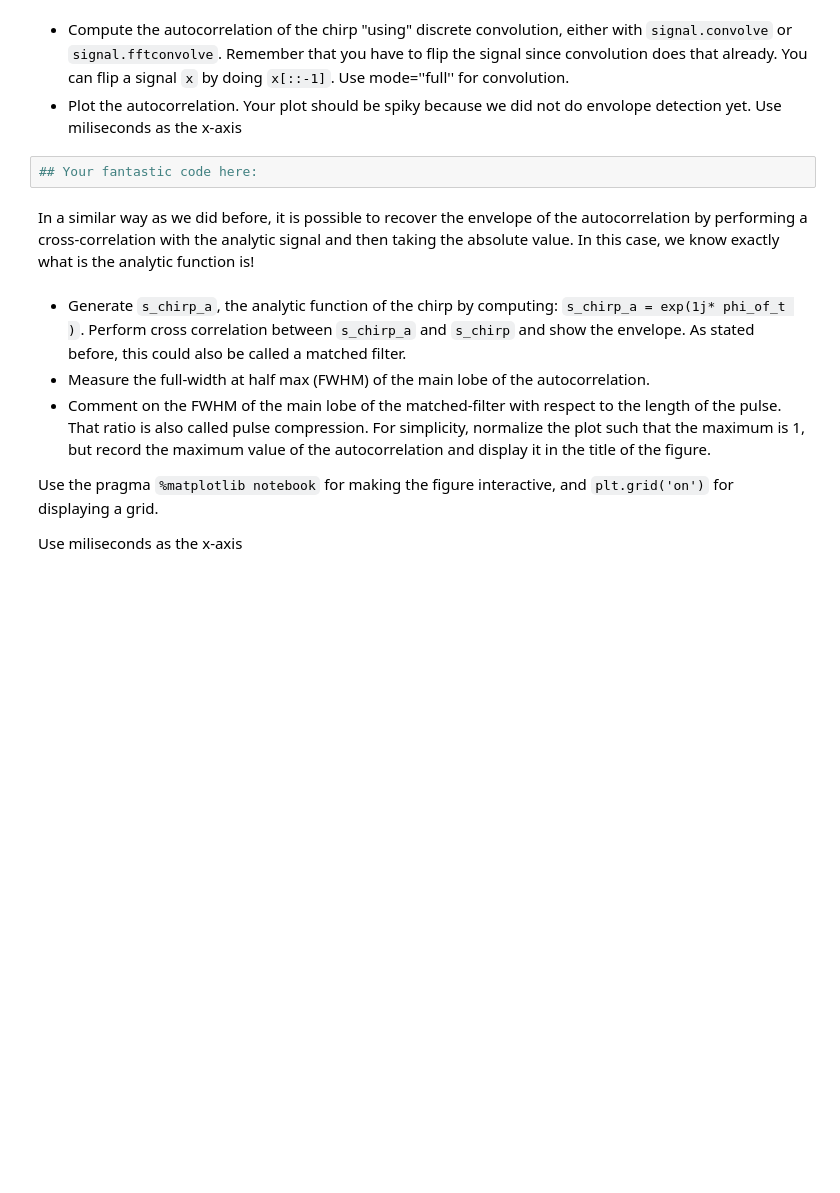
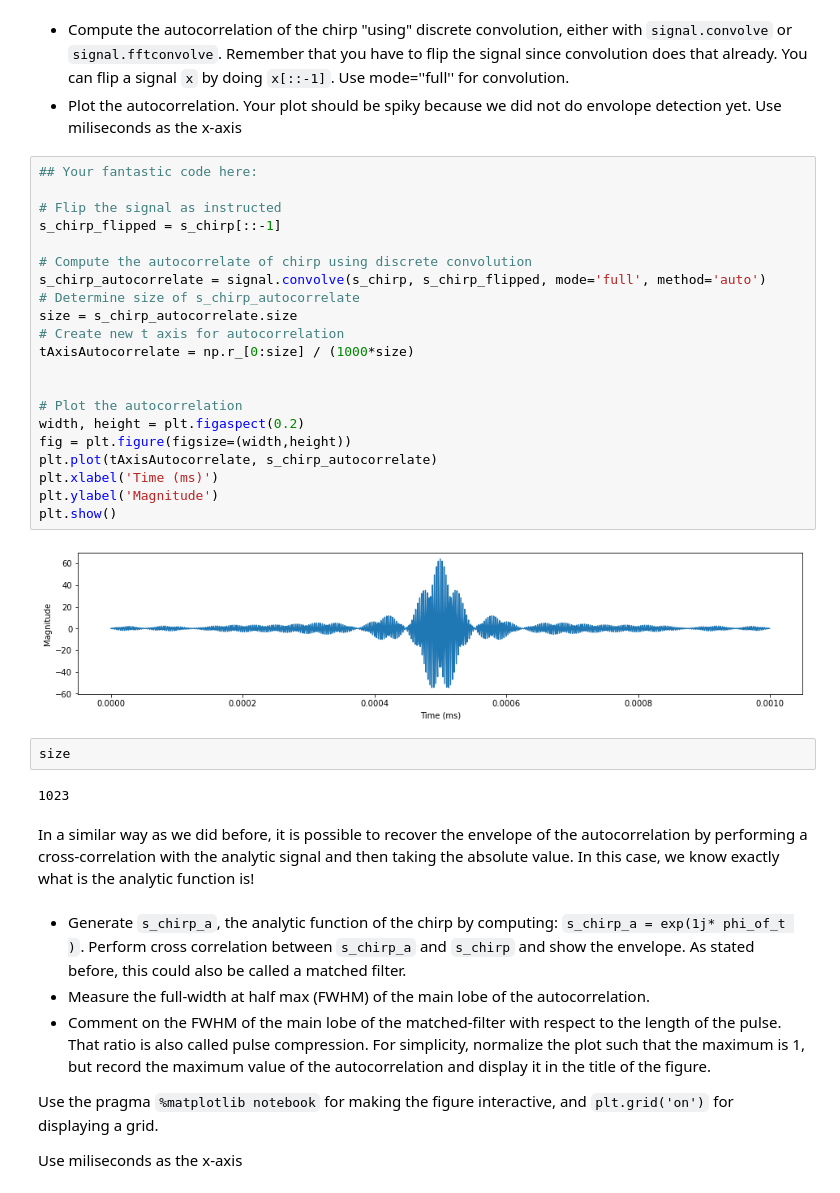
Before and after one commit to EricNRodriguez/ELEC3305_sonar, a Jupyter notebook: sonarpackage/TimeDomain-Sonar.ipynb, the cells around one changed output. Saved outputs shown, nothing was run; the diff lists cells and outputs as text; blank space fills up the shorter version.

```diff
--- a/sonarpackage/TimeDomain-Sonar.ipynb
+++ b/sonarpackage/TimeDomain-Sonar.ipynb
@@ -354,8 +396,33 @@ The chirp has a very nice property that its auto-correlation is very narrow. Sin
 
 * Compute the autocorrelation of the chirp "using" discrete convolution, either with `signal.convolve` or `signal.fftconvolve`. Remember that you have to flip the signal since convolution does that already. You can flip a signal `x` by doing `x[::-1]`. Use mode=''full'' for convolution.
 * Plot the autocorrelation. Your plot should be spiky because we did not do envolope detection yet. Use miliseconds as the x-axis
-# %%
-## Your fantastic code here:
+# %%
+## Your fantastic code here:
+
+# Flip the signal as instructed
+s_chirp_flipped = s_chirp[::-1]
+
+# Compute the autocorrelate of chirp using discrete convolution
+s_chirp_autocorrelate = signal.convolve(s_chirp, s_chirp_flipped, mode='full', method='auto')
+# Determine size of s_chirp_autocorrelate
+size = s_chirp_autocorrelate.size
+# Create new t axis for autocorrelation
+tAxisAutocorrelate = np.r_[0:size] / (1000*size)
+
+
+# Plot the autocorrelation
+width, height = plt.figaspect(0.2)
+fig = plt.figure(figsize=(width,height))
+plt.plot(tAxisAutocorrelate, s_chirp_autocorrelate)
+plt.xlabel('Time (ms)')
+plt.ylabel('Magnitude')
+plt.show()
+# %% [output]
+[figure, added]
+# %%
+size
+# %% [output]
+1023
 # %% [markdown]
 In a similar way as we did before, it is possible to recover the envelope of the autocorrelation by performing a cross-correlation with the analytic signal and then taking the absolute value. In this case, we know exactly what is the analytic function is!
 # %% [markdown]
```
Also changed, not shown: parts of 3 cells of this notebook.
